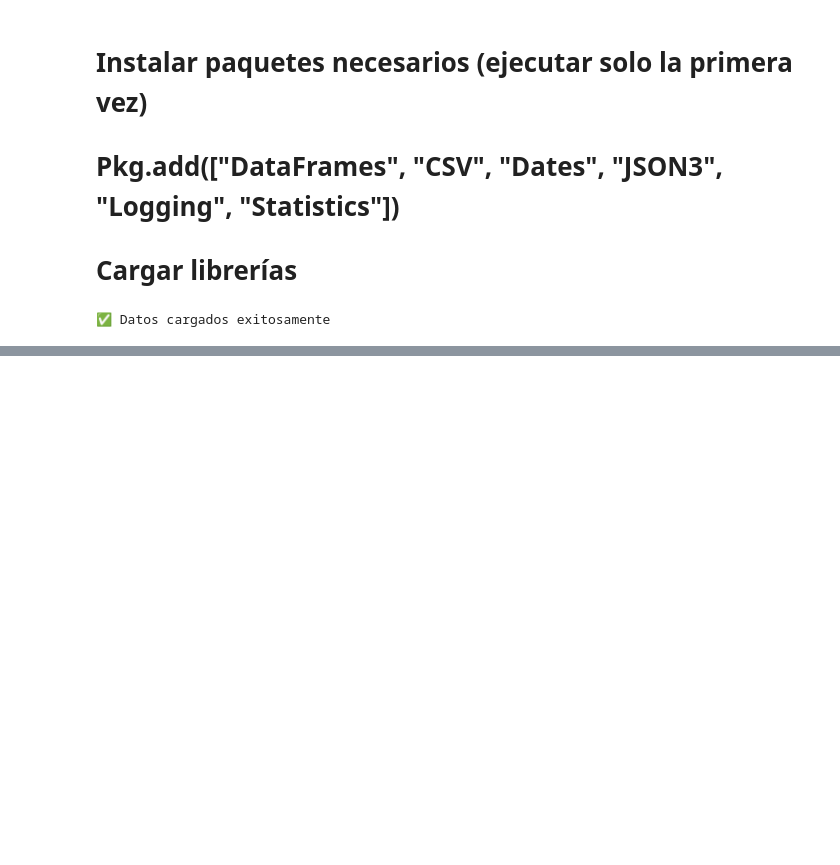
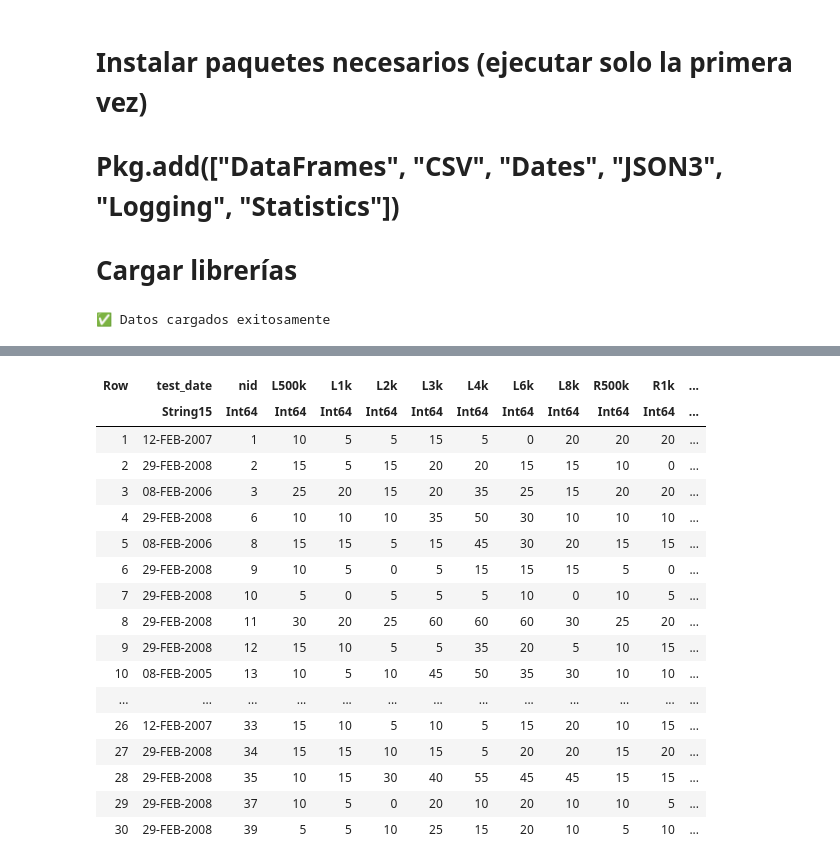
Before and after one commit to cris0436/Proyecto_ingenieria_datos, a Jupyter notebook: notebooks/etl_pipeline_julia_.ipynb, the cells around one changed output, grey strips where cells are left out. Saved outputs shown, nothing was run; the diff lists cells and outputs as text; code cells hidden in the pictures; blank space fills up the shorter version.

```diff
--- a/notebooks/etl_pipeline_julia_.ipynb
+++ b/notebooks/etl_pipeline_julia_.ipynb
@@ -70,0 +257,64 @@ ErrorException: type ConsoleLogger has no field info
+# %%
+using DataFrames, CSV, Statistics, StatsBase
+
+# cargar base (ajusta la ruta si hace falta)
+df = CSV.read("C:\\Users\\USUARIO\\ing_datos\\data\\raw\\Paper1_WebData_Final.csv", DataFrame)
+
+# ----------------------------------------------------------------
+# Función: reemplazar códigos especiales (997, 998, 999) por missing
+# ----------------------------------------------------------------
+function limpiar_codigos!(df::DataFrame, codigos::Vector{Int})
+    for c in names(df)
+        # trabajar solo en columnas numéricas (o que acepten missing numérico)
+        col = df[!, c]
+        if eltype(col) <: Number || eltype(col) <: Union{Missing, Number}
+            # asegurar que la columna pueda contener missing
+            if !(eltype(col) <: Union{Missing, eltype(skipmissing(col))})
+                col = Vector{Union{Missing, eltype(col)}}(col)
+            end
+
+            # opción A: máscara sin missing usando coalesce
+            mask = coalesce.(col .∈ Ref(codigos), false)
+
+            # opción B (alternativa): usar map para evitar missing en la condición
+            # mask = map(x -> (!ismissing(x) && x in codigos), col)
+
+            # reemplazar donde mask==true por missing
+            df[!, c] = ifelse.(mask, missing, col)
+        end
+    end
+end
+
+# ----------------------------------------------------------------
+# Función: imputar missing por la media (redondeada si es entero)
+# ----------------------------------------------------------------
+function imputar_media!(df::DataFrame)
+    for c in names(df)
+        col = df[!, c]
+        if eltype(col) <: Union{Missing, Number} || eltype(col) <: Number
+            # asegurarnos de que la columna permita missing
+            if !(eltype(col) <: Union{Missing, eltype(skipmissing(col))})
+                col = Vector{Union{Missing, eltype(col)}}(col)
+            end
+
+            if any(ismissing, col)
+                media = mean(skipmissing(col))
+                # redondear si la columna original eran enteros
+                if eltype(skipmissing(col)) <: Integer
+                    media = round(Int, media)
+                end
+                df[!, c] = coalesce.(col, media)
+            end
+        end
+    end
+end
+
+# ---------------------------
+# Ejecutar el pipeline
+# ---------------------------
+limpiar_codigos!(df, [997, 998, 999])   # step 1: poner missing donde haya esos códigos
+imputar_media!(df)                      # step 2: imputar missing con la media
+
+# ver primeras filas para comprobar
+first(df, 30)
+# %% [output]
@@ -70,0 +323,18 @@ ErrorException: type ConsoleLogger has no field info
+| Row | test_date | nid | L500k | L1k | L2k | L3k | L4k | L6k | L8k | R500k | R1k | ... |
+|  | String15 | Int64 | Int64 | Int64 | Int64 | Int64 | Int64 | Int64 | Int64 | Int64 | Int64 | ... |
+| 1 | 12-FEB-2007 | 1 | 10 | 5 | 5 | 15 | 5 | 0 | 20 | 20 | 20 | ... |
+| 2 | 29-FEB-2008 | 2 | 15 | 5 | 15 | 20 | 20 | 15 | 15 | 10 | 0 | ... |
+| 3 | 08-FEB-2006 | 3 | 25 | 20 | 15 | 20 | 35 | 25 | 15 | 20 | 20 | ... |
+| 4 | 29-FEB-2008 | 6 | 10 | 10 | 10 | 35 | 50 | 30 | 10 | 10 | 10 | ... |
+| 5 | 08-FEB-2006 | 8 | 15 | 15 | 5 | 15 | 45 | 30 | 20 | 15 | 15 | ... |
+| 6 | 29-FEB-2008 | 9 | 10 | 5 | 0 | 5 | 15 | 15 | 15 | 5 | 0 | ... |
+| 7 | 29-FEB-2008 | 10 | 5 | 0 | 5 | 5 | 5 | 10 | 0 | 10 | 5 | ... |
+| 8 | 29-FEB-2008 | 11 | 30 | 20 | 25 | 60 | 60 | 60 | 30 | 25 | 20 | ... |
+| 9 | 29-FEB-2008 | 12 | 15 | 10 | 5 | 5 | 35 | 20 | 5 | 10 | 15 | ... |
+| 10 | 08-FEB-2005 | 13 | 10 | 5 | 10 | 45 | 50 | 35 | 30 | 10 | 10 | ... |
+| ... | ... | ... | ... | ... | ... | ... | ... | ... | ... | ... | ... | ... |
+| 26 | 12-FEB-2007 | 33 | 15 | 10 | 5 | 10 | 5 | 15 | 20 | 10 | 15 | ... |
+| 27 | 29-FEB-2008 | 34 | 15 | 15 | 10 | 15 | 5 | 20 | 20 | 15 | 20 | ... |
+| 28 | 29-FEB-2008 | 35 | 10 | 15 | 30 | 40 | 55 | 45 | 45 | 15 | 15 | ... |
+| 29 | 29-FEB-2008 | 37 | 10 | 5 | 0 | 20 | 10 | 20 | 10 | 10 | 5 | ... |
+| 30 | 29-FEB-2008 | 39 | 5 | 5 | 10 | 25 | 15 | 20 | 10 | 5 | 10 | ... |
```
Also changed, not shown: parts of 21 cells of this notebook.
